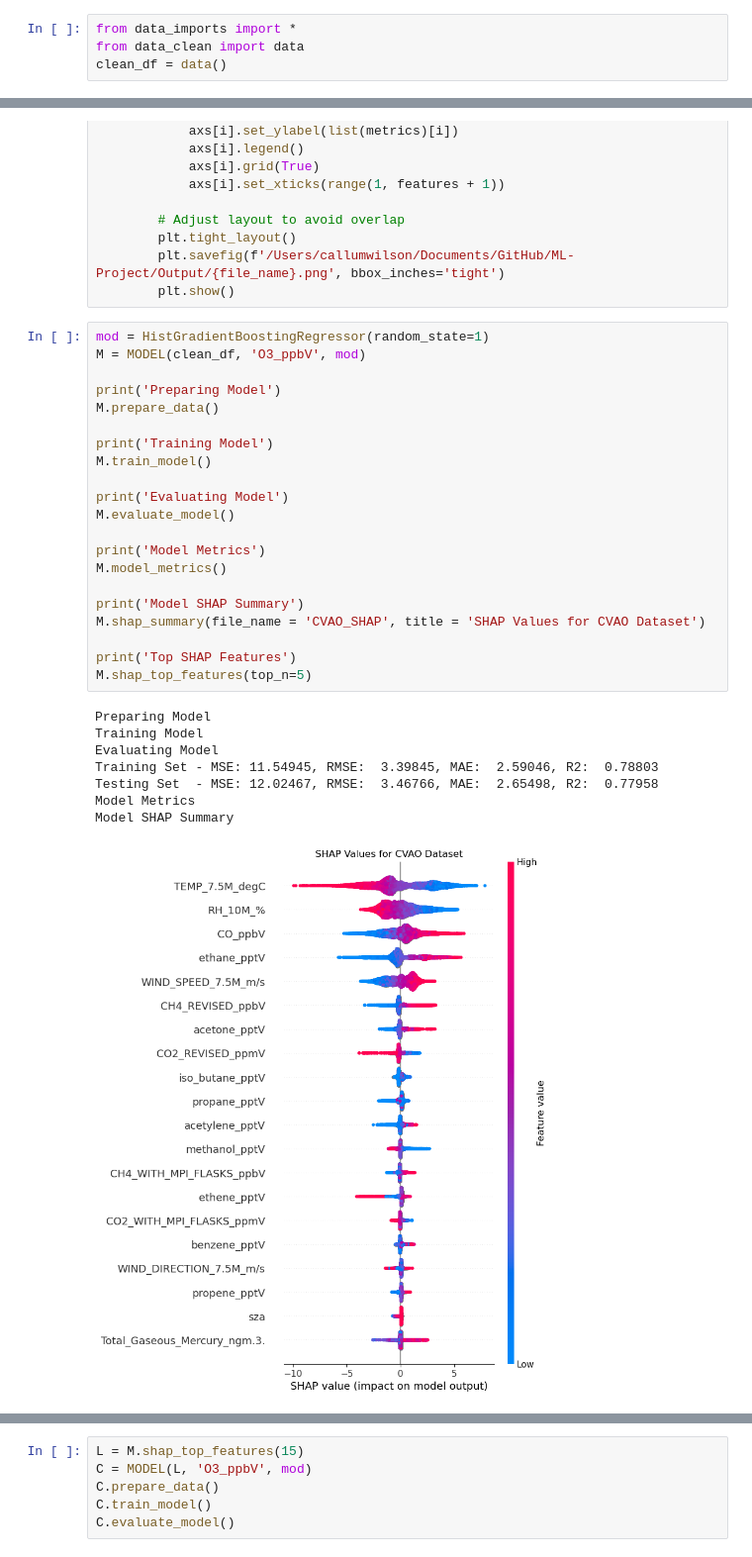
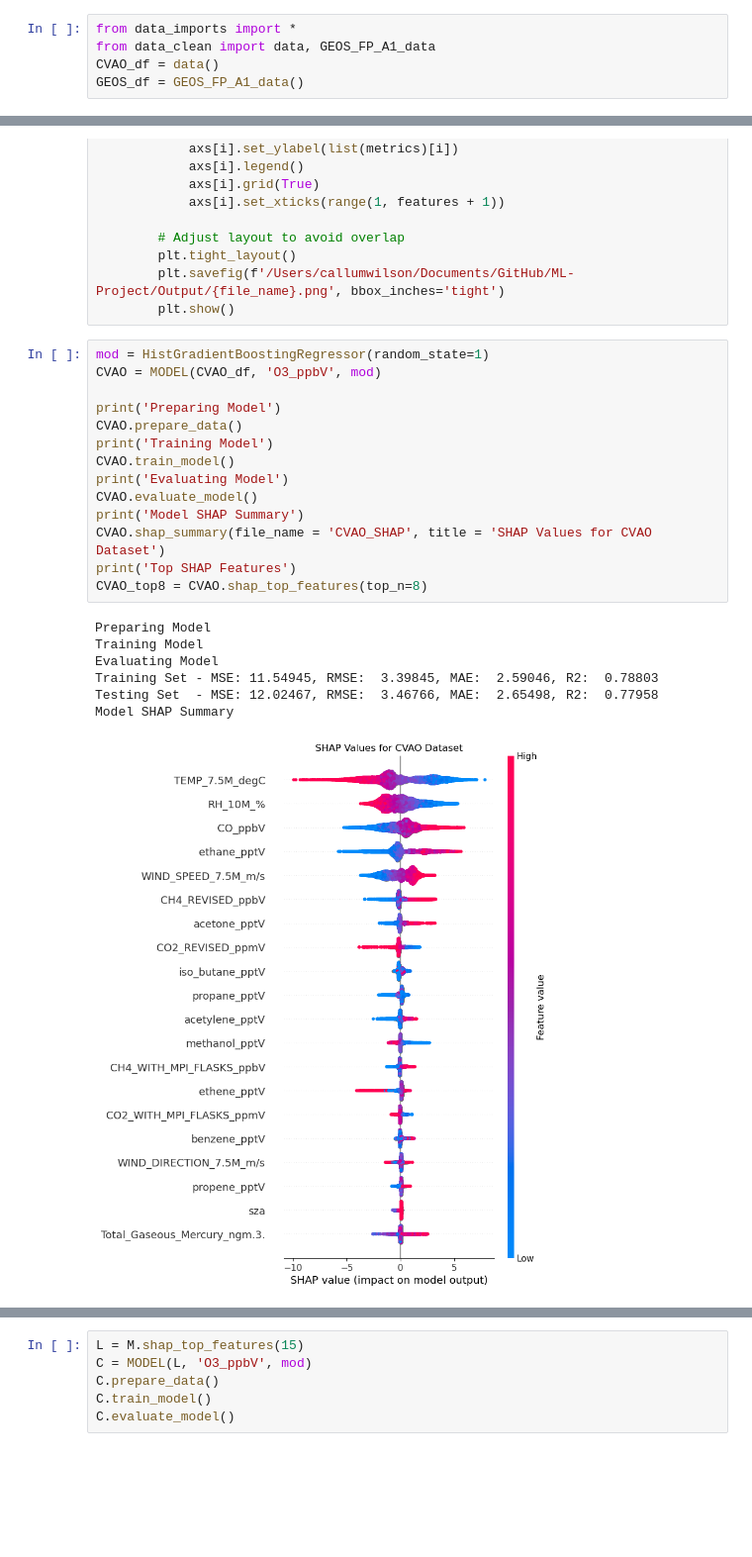
Before and after one commit to Callummmmmmm/ML-Project, a Jupyter notebook: Code/ml-model.ipynb, the cells around one changed output, grey strips where cells are left out. Shown at 99% size. Cells and saved outputs as stored; diff of their text form; blank space fills up the shorter version.

Commit message:
GEOS-FP Data Integration

```diff
--- a/Code/ml-model.ipynb
+++ b/Code/ml-model.ipynb
@@ -1,7 +1,8 @@
 # %%
 from data_imports import *
-from data_clean import data
-clean_df = data()
+from data_clean import data, GEOS_FP_A1_data
+CVAO_df = data()
+GEOS_df = GEOS_FP_A1_data()
 # %%
 class MODEL:
     def __init__(self, input_data, target_var, model):
@@ -221,32 +222,24 @@ class MODEL:
         plt.show()
 # %%
 mod = HistGradientBoostingRegressor(random_state=1)
-M = MODEL(clean_df, 'O3_ppbV', mod)
+CVAO = MODEL(CVAO_df, 'O3_ppbV', mod)
 
 print('Preparing Model')
-M.prepare_data()
-
+CVAO.prepare_data()
 print('Training Model')
-M.train_model()
-
+CVAO.train_model()
 print('Evaluating Model')
-M.evaluate_model()
-
-print('Model Metrics')
-M.model_metrics()
-
+CVAO.evaluate_model()
 print('Model SHAP Summary')
-M.shap_summary(file_name = 'CVAO_SHAP', title = 'SHAP Values for CVAO Dataset')
-
+CVAO.shap_summary(file_name = 'CVAO_SHAP', title = 'SHAP Values for CVAO Dataset')
 print('Top SHAP Features')
-M.shap_top_features(top_n=5)
+CVAO_top8 = CVAO.shap_top_features(top_n=8)
 # %% [output]
 Preparing Model
 Training Model
 Evaluating Model
 Training Set - MSE: 11.54945, RMSE:  3.39845, MAE:  2.59046, R2:  0.78803
 Testing Set  - MSE: 12.02467, RMSE:  3.46766, MAE:  2.65498, R2:  0.77958
-Model Metrics
 Model SHAP Summary
-[figure, old version]
+[figure, new version]
 Top SHAP Features
```
Also changed, not shown: parts of 5 cells of this notebook, 5 other files.
